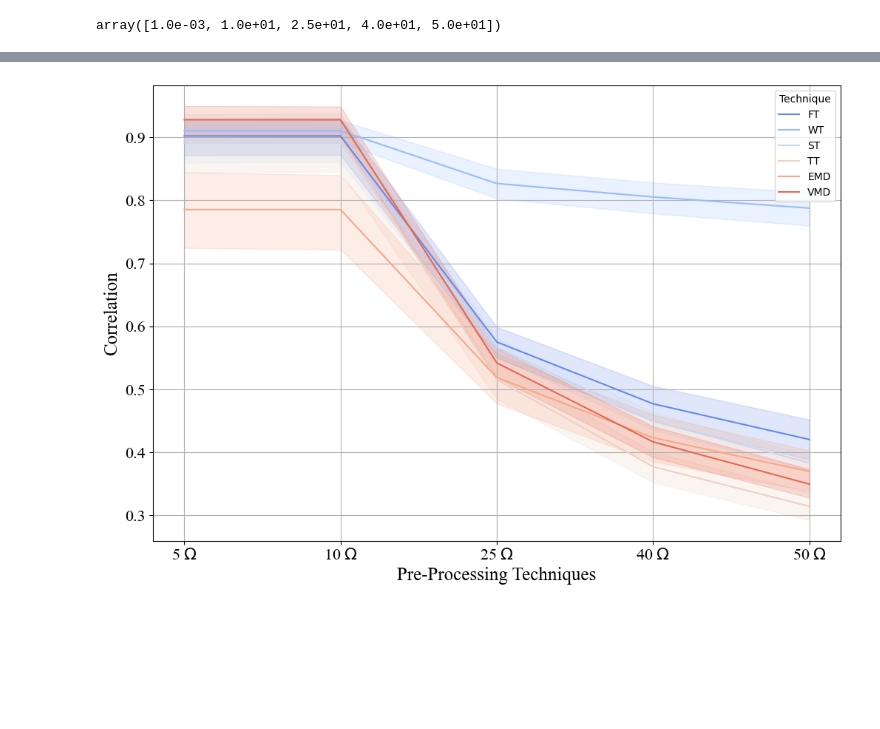
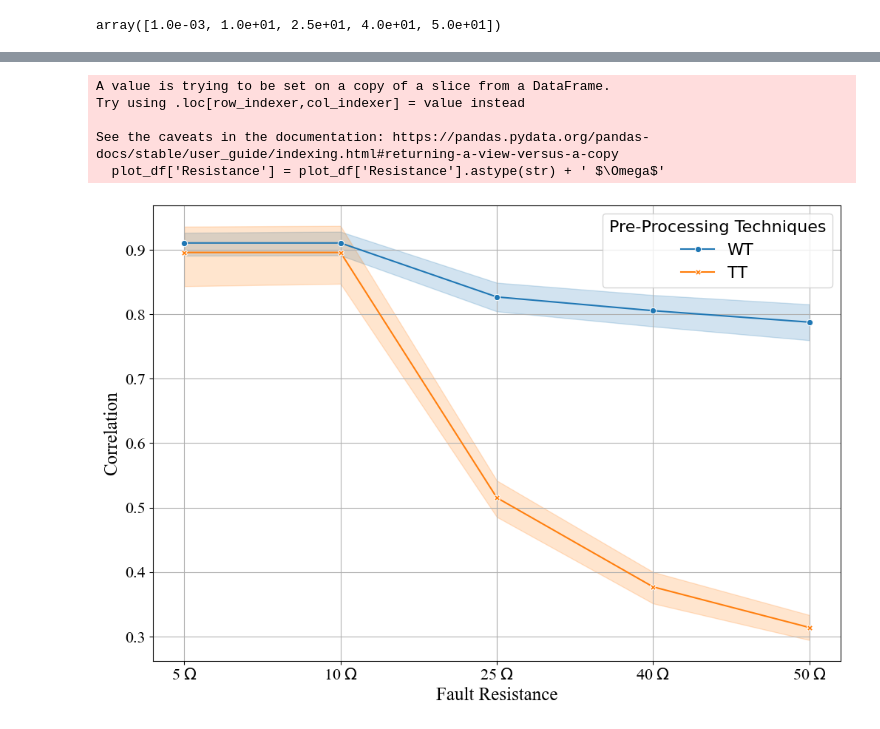
Before and after one commit to EESC-USP-FaultAI/preprocessing, a Jupyter notebook: metricas/CorrelationAnalyses.ipynb, the cells around one changed output, grey strips where cells are left out. Saved outputs shown, nothing was run; the diff lists cells and outputs as text; code cells hidden in the pictures; blank space fills up the shorter version.

Commit message:
Correlation Analyses

```diff
--- a/metricas/CorrelationAnalyses.ipynb
+++ b/metricas/CorrelationAnalyses.ipynb
@@ -215,21 +217,30 @@ See the caveats in the documentation: https://pandas.pydata.org/pandas-docs/stab
 # %%
 # I want a Line plot where x axis is the resistance, hue is the technique, y axis is the correlation, and the line is the fault type
 
 plt.figure(figsize=(12, 8))
 # plot_df = boxplot_df[boxplot_df['Resistance'] == 10]
 # plot_df = boxplot_df[boxplot_df['Fault Type'] == 'PG']
-plot_df = boxplot_df.copy()
+plot_df = boxplot_df[boxplot_df['Technique'].isin(['TT', 'WT'])]
+# plot_df = boxplot_df.copy()
 # Add the ohm symbol to the resistance
 plot_df['Resistance'] = plot_df['Resistance'].astype(str) + ' $\Omega$'
-sns.lineplot(data=plot_df, x='Resistance', y='Correlation', hue='Technique', palette='coolwarm')
+# sns.lineplot(data=plot_df, x='Resistance', y='Correlation', hue='Technique')
+#is there other good way to plot this? don't use sstyle of fault type
+sns.lineplot(data=plot_df, x='Resistance', y='Correlation', hue='Technique', markers=True, style='Technique', dashes=False)
 plt.grid()
 plt.xticks(fontsize=16, fontfamily='Times New Roman')
 plt.yticks(fontsize=16, fontfamily='Times New Roman')
-plt.xlabel('Pre-Processing Techniques', fontsize=18, fontfamily='Times New Roman')
+plt.xlabel('Fault Resistance', fontsize=18, fontfamily='Times New Roman')
 plt.ylabel('Correlation', fontsize=18, fontfamily='Times New Roman')
+plt.legend(title='Pre-Processing Techniques', fontsize=16, title_fontsize=16)
 plt.savefig('LinePlot.pdf', bbox_inches='tight')
 # %% [output]
+A value is trying to be set on a copy of a slice from a DataFrame.
+Try using .loc[row_indexer,col_indexer] = value instead
+
+See the caveats in the documentation: https://pandas.pydata.org/pandas-docs/stable/user_guide/indexing.html#returning-a-view-versus-a-copy
+  plot_df['Resistance'] = plot_df['Resistance'].astype(str) + ' $\Omega$'
-[figure, old version]
+[figure, new version]
 # %%
 technique = ['Fourier', 'Wavelet', 'Stockwell', 'ThreePhase', 'Emd', 'Vmd']
 
```
Also changed, not shown: parts of 1 cell of this notebook.
